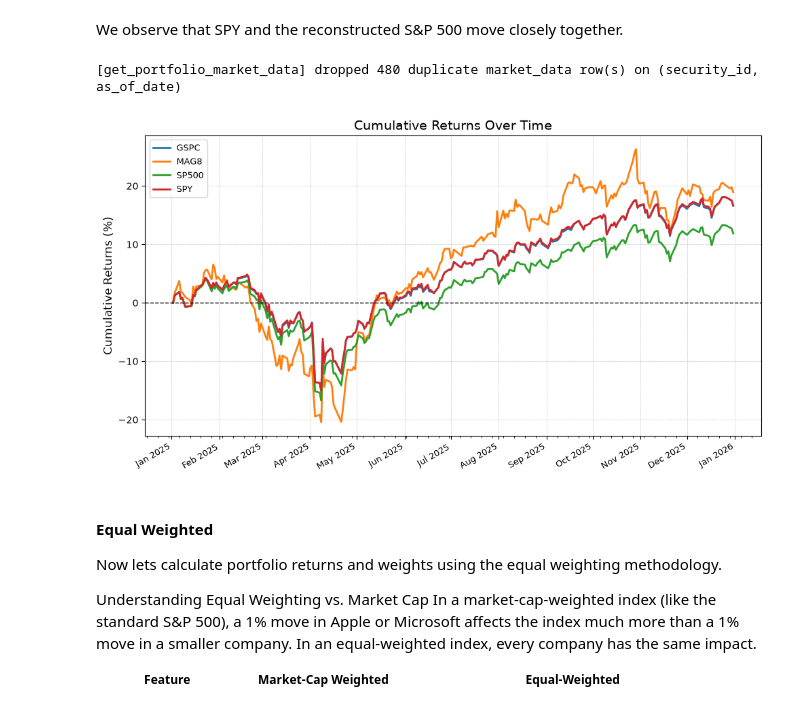
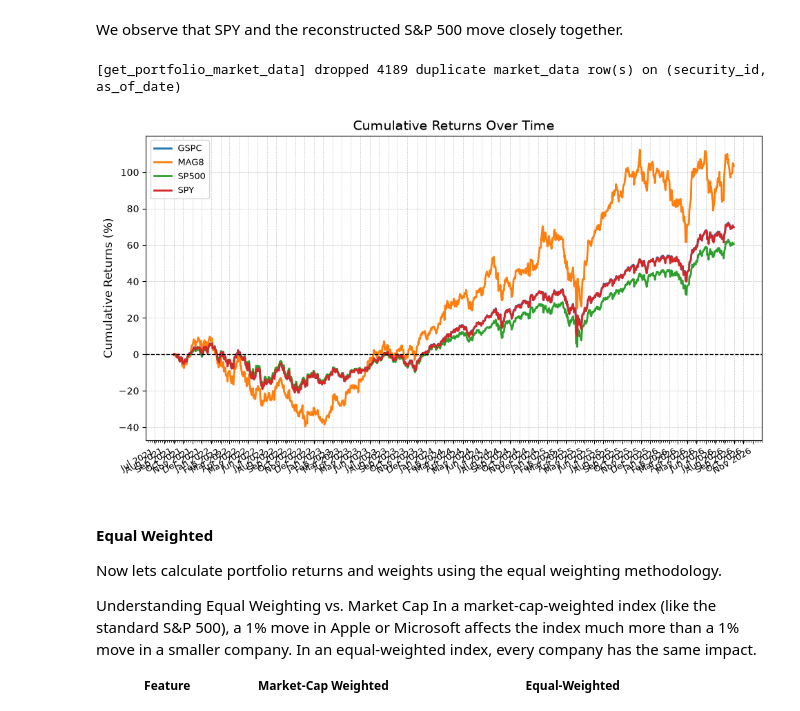
Before and after one commit to menonf/InvestmentManagement, a Jupyter notebook: toolkit/notebooks/backtest_research_demo_sp500.ipynb, the cells around one changed output. Cells and saved outputs as stored; diff of their text form; code cells hidden in the pictures.

```diff
--- a/toolkit/notebooks/backtest_research_demo_sp500.ipynb
+++ b/toolkit/notebooks/backtest_research_demo_sp500.ipynb
@@ -83,8 +87,8 @@ from data_engineering.eod_data import refinitiv, yahoo, tiingo
 
 Setting the analysis period for the backtest. These dates define the time window for all portfolio performance calculations and risk metrics.
 # %%
-start_date = "2025-01-01"
-end_date = "2025-12-31"
+start_date = "2021-09-01"
+end_date = "2026-08-31"
 # %%
 # Reset the backtest staging tables before rebuilding.
 # Pure-Python (not %%sql) so we avoid ipython-sql batch splitting, and no bound
@@ -686,21 +732,21 @@ We observe that SPY and the reconstructed S&P 500 move closely together.
 # %%
 from analytics.performance import performance_analytics as perf
 
 portfolio_short_names = ["SPY","SP500","MAG8","GSPC"]
 portfolio_market_data = database.get_portfolio_market_data(session, engine, start_date, end_date, portfolio_short_names)
 if data_source.lower() == "yahoo":
-    portfolio_asset_returns = perf.calculate_portfolio_constituent_returns(portfolio_market_data, "adj_close")["log_returns"]
+    portfolio_asset_returns = perf.calculate_portfolio_constituent_returns(portfolio_market_data, "adj_close")["returns"]
 else:
-    portfolio_asset_returns = perf.calculate_portfolio_constituent_returns(portfolio_market_data, "adj_close")["log_returns"]
+    portfolio_asset_returns = perf.calculate_portfolio_constituent_returns(portfolio_market_data, "adj_close")["returns"]
 portfolio_asset_weights = perf.calculate_portfolio_constituent_weights(portfolio_market_data, "adj_close", "market_weighted")
 portfolio_return = (portfolio_asset_returns * portfolio_asset_weights).T.groupby(level=0).sum().T
 
 portfolio_total_return = portfolio_asset_returns * portfolio_asset_weights
 fig = perf.plot_cumulative_returns(portfolio_total_return.T.groupby(level=0).sum().T)
 display(fig)  # render the chart inline in the notebook
 # %% [output]
-[get_portfolio_market_data] dropped 480 duplicate market_data row(s) on (security_id, as_of_date)
+[get_portfolio_market_data] dropped 4189 duplicate market_data row(s) on (security_id, as_of_date)
-[figure, old version]
+[figure, new version]
 # %% [markdown]
 #### Equal Weighted
 
```
Also changed, not shown: parts of 12 cells of this notebook.
